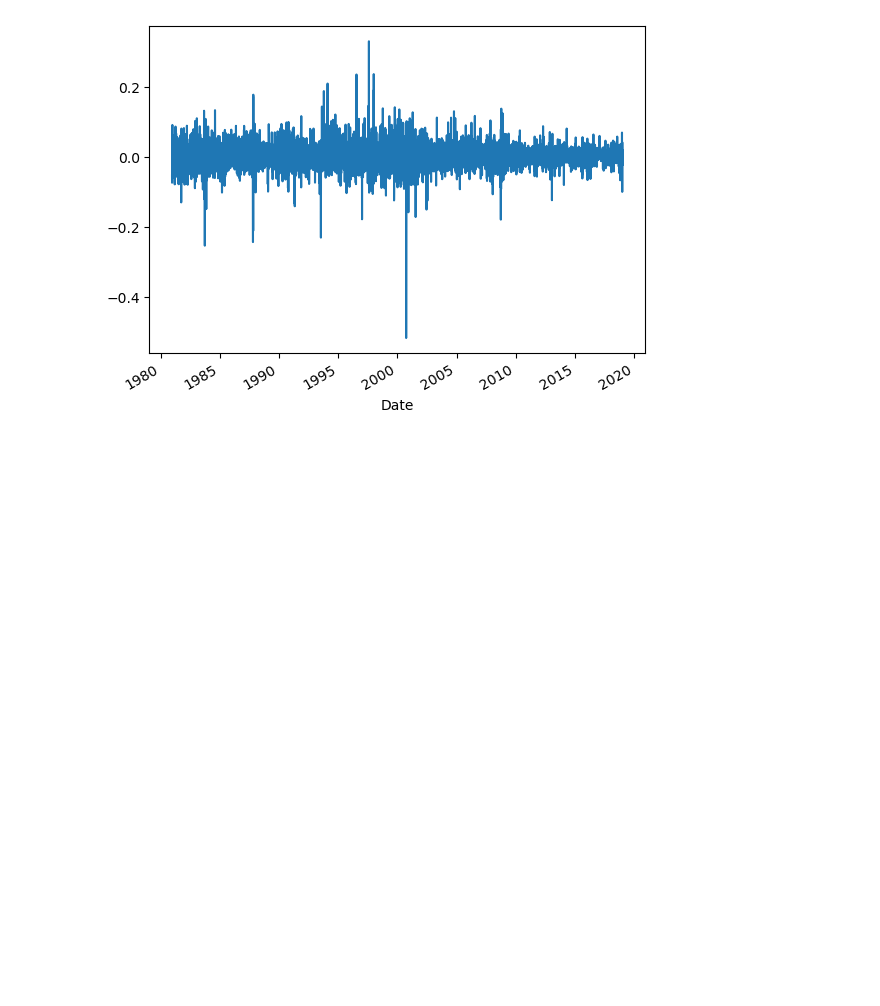
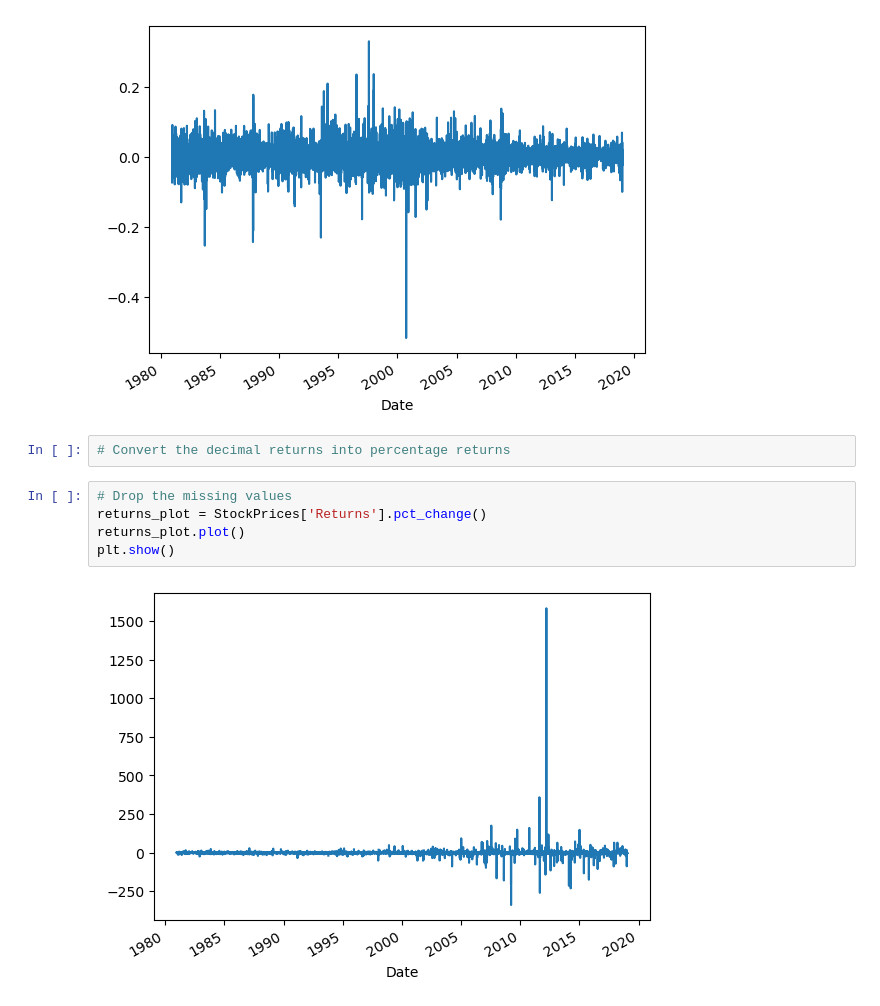
Before and after one commit to Felipebarcon/Intro_Portfolio_Risk_Management, a Jupyter notebook: univariate_investment_risks_and_returns.ipynb, the cells around one changed output. Drawn from its saved outputs; the diff is of its cells as text; blank space fills up the shorter version.

Commit message:
Univariate Investment Risk and Returns ok

```diff
--- a/univariate_investment_risks_and_returns.ipynb
+++ b/univariate_investment_risks_and_returns.ipynb
@@ -52,3 +53,12 @@ StockPrices['Returns'].plot()
 plt.show()
 # %% [output]
 [figure]
+# %%
+# Convert the decimal returns into percentage returns
+# %%
+# Drop the missing values
+returns_plot = StockPrices['Returns'].pct_change()
+returns_plot.plot()
+plt.show()
+# %% [output]
+[figure, added]
```
Also changed, not shown: parts of 1 cell of this notebook.
